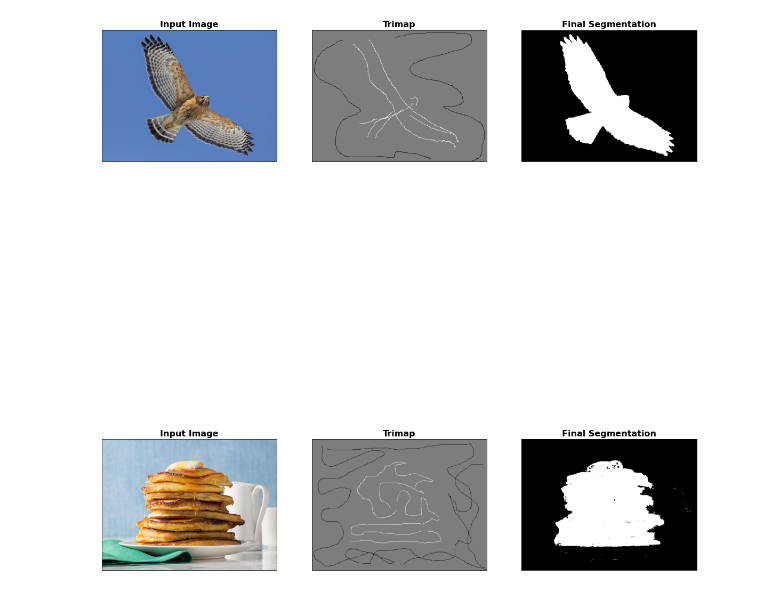
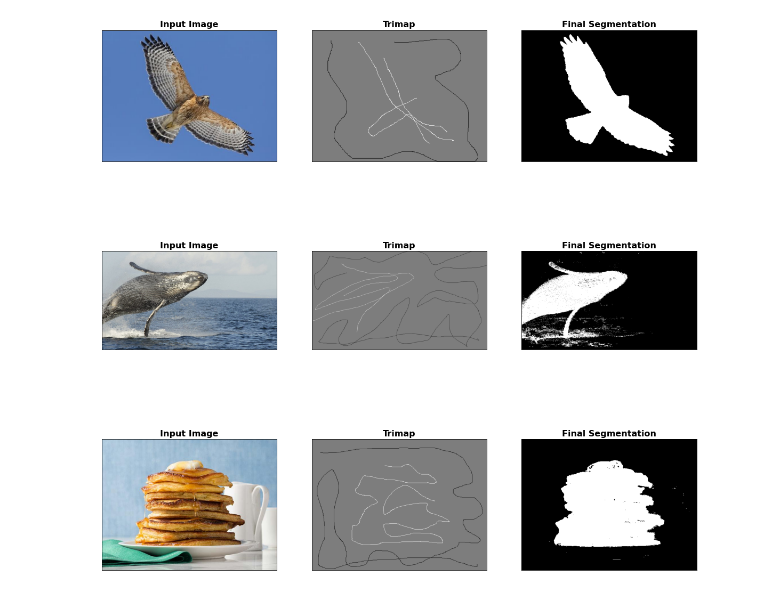
Before and after one commit to dcheney01/ComputerVision, a Jupyter notebook: proj2-segmentation/Project2-Segmentation.ipynb, the cells around one changed output. Saved outputs shown, nothing was run; the diff lists cells and outputs as text; code cells hidden in the pictures.

```diff
--- a/proj2-segmentation/Project2-Segmentation.ipynb
+++ b/proj2-segmentation/Project2-Segmentation.ipynb
@@ -142,8 +81,6 @@ Once the graph is built, use the min-cut algorithm to partition the graph into n
 # %%
-# Implementation Here (feel free to add additional cells of course)
-
 # Create the graph and nodes
-def graph_cut(input, fore, back, sigma=8, bandwidth_=1.0, lambda_ = 1):
+def graph_cut(input, fore, back, sigma=8, bandwidth_=1.0, lambda_=1):
     # Create the graph ###################################################
     g = maxflow.Graph[int]()
     image = input.copy()
@@ -192,4 +129,8 @@ def graph_cut(input, fore, back, sigma=8, bandwidth_=1.0, lambda_ = 1):
     final_segmentation = g.get_grid_segments(nodeids)
     final_segmentation = np.invert(final_segmentation)
 
-    return final_segmentation
+    trimap = np.ones(dimensions) * 125
+    trimap[fore] = 255
+    trimap[back] = 0
+
+    return final_segmentation, trimap
@@ -309,51 +224,51 @@ TypeError: get_trimap() missing 2 required positional arguments: 'fore' and 'bac
 # %%
-# # hawk Results ########################################
-# h_seg, h_trimap = graph_cut(hawk, h_fore, h_back)
+# hawk Results ########################################
+h_seg, h_trimap = graph_cut(hawk, h_fore, h_back)
 # %%
 # whale Results ########################################
 # Takes about 6 minutes
-# w_seg, w_trimap = graph_cut(whale, w_fore, w_back,sigma=14)
+w_seg, w_trimap = graph_cut(whale, w_fore, w_back,sigma=14)
 # %%
-# # pancakes Results ########################################
-# pan_seg, pan_trimap = graph_cut(pancakes, pan_fore, pan_back,sigma=11, bandwidth_=1.5)
+# pancakes Results ########################################
+pan_seg, pan_trimap = graph_cut(pancakes, pan_fore, pan_back,sigma=11, bandwidth_=1.5)
 # %%
-# #hawk ########################################
-# plt.subplot(331)
-# plt.imshow(hawk)
-# just_title('Input Image')
+#hawk ########################################
+plt.subplot(331)
+plt.imshow(hawk)
+just_title('Input Image')
 
-# plt.subplot(332)
-# plt.imshow(h_trimap, cmap='gray')
-# just_title('Trimap')
+plt.subplot(332)
+plt.imshow(h_trimap, cmap='gray')
+just_title('Trimap')
 
-# plt.subplot(333)
-# plt.imshow(h_seg, cmap='gray')
-# just_title('Final Segmentation')
+plt.subplot(333)
+plt.imshow(h_seg, cmap='gray')
+just_title('Final Segmentation')
 
-# #whale ########################################
-# # plt.subplot(334)
-# # plt.imshow(whale)
-# # just_title('Input Image')
+#whale ########################################
+plt.subplot(334)
+plt.imshow(whale)
+just_title('Input Image')
 
-# # plt.subplot(335)
-# # plt.imshow(w_trimap, cmap='gray')
-# # just_title('Trimap')
+plt.subplot(335)
+plt.imshow(w_trimap, cmap='gray')
+just_title('Trimap')
 
-# # plt.subplot(336)
-# # plt.imshow(w_seg, cmap='gray')
-# # just_title('Final Segmentation')
+plt.subplot(336)
+plt.imshow(w_seg, cmap='gray')
+just_title('Final Segmentation')
 
-# #llama ########################################
-# plt.subplot(337)
-# plt.imshow(pancakes)
-# just_title('Input Image')
+#llama ########################################
+plt.subplot(337)
+plt.imshow(pancakes)
+just_title('Input Image')
 
-# plt.subplot(338)
-# plt.imshow(pan_trimap, cmap='gray')
-# just_title('Trimap')
+plt.subplot(338)
+plt.imshow(pan_trimap, cmap='gray')
+just_title('Trimap')
 
-# plt.subplot(339)
-# plt.imshow(pan_seg, cmap='gray')
-# just_title('Final Segmentation')
+plt.subplot(339)
+plt.imshow(pan_seg, cmap='gray')
+just_title('Final Segmentation')
 # %% [output]
-[figure, old version]
+[figure, new version]
```
Also changed, not shown: parts of 16 cells of this notebook, 14 other files.
